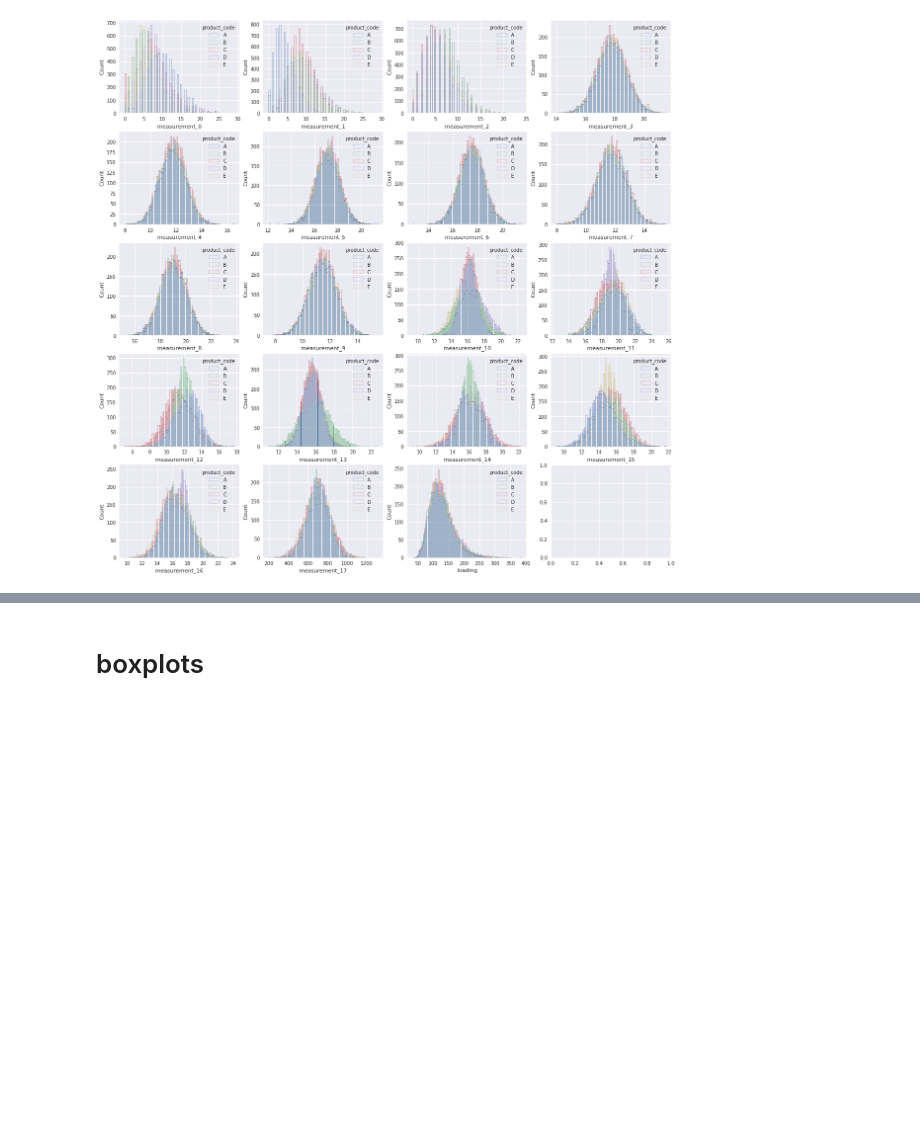
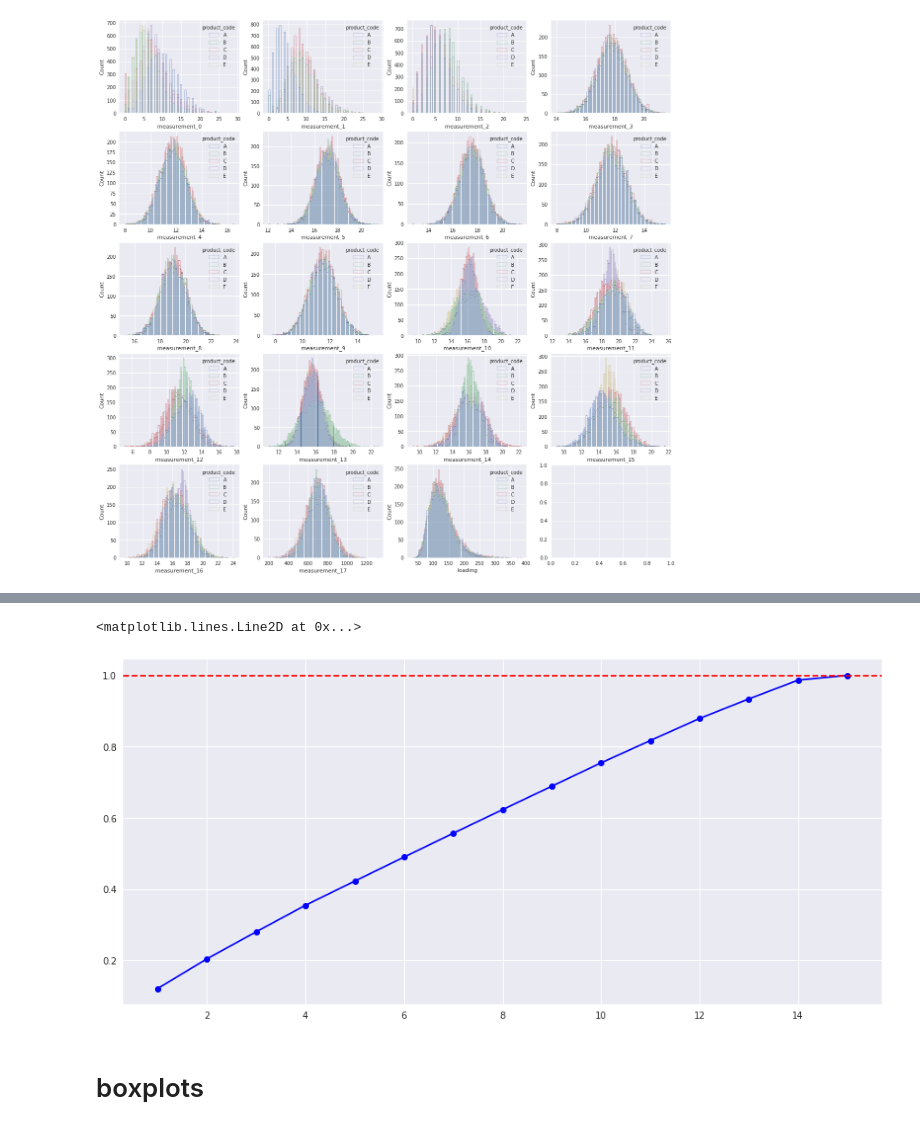
Before and after one commit to sdysch/kaggle, a Jupyter notebook: tps-aug-2022.ipynb, the cells around one changed output, grey strips where cells are left out. Cells and saved outputs as stored; diff of their text form; code cells hidden in the pictures; blank space fills up the shorter version.

```diff
--- a/tps-aug-2022.ipynb
+++ b/tps-aug-2022.ipynb
@@ -146,3 +150,26 @@ fig.show()
+# %%
+from sklearn.decomposition import PCA
+from sklearn.impute import SimpleImputer
+from sklearn.preprocessing import StandardScaler
+
+measurements = [f'measurement_{v}' for v in range(3, 18)]
+df_copy = df_train[measurements].copy(deep=True)
+
+df_copy[measurements] = SimpleImputer().fit_transform(df_copy[measurements])
+df_copy[measurements] = StandardScaler().fit_transform(df_copy[measurements])
+
+N_COMPONENTS = df_copy.shape[1]
+pca = PCA(n_components=N_COMPONENTS)
+data_red = pca.fit_transform(df_copy[measurements])
+# %%
+# plot cumulative explained variance ratio against n_components
+fig, ax = plt.subplots(figsize=(15, 7))
+cumulative_sum = np.cumsum(pca.explained_variance_ratio_)
+ax.plot(range(1, 1 + len(cumulative_sum)), cumulative_sum, marker='o', linestyle='-', color='b')
+ax.axhline(y=1, color='r', linestyle='dashed')
+# %% [output]
+<matplotlib.lines.Line2D at 0x...>
+[figure, added]
 # %% [markdown]
 # boxplots
 # %%
```
Also changed, not shown: parts of 7 cells of this notebook.
